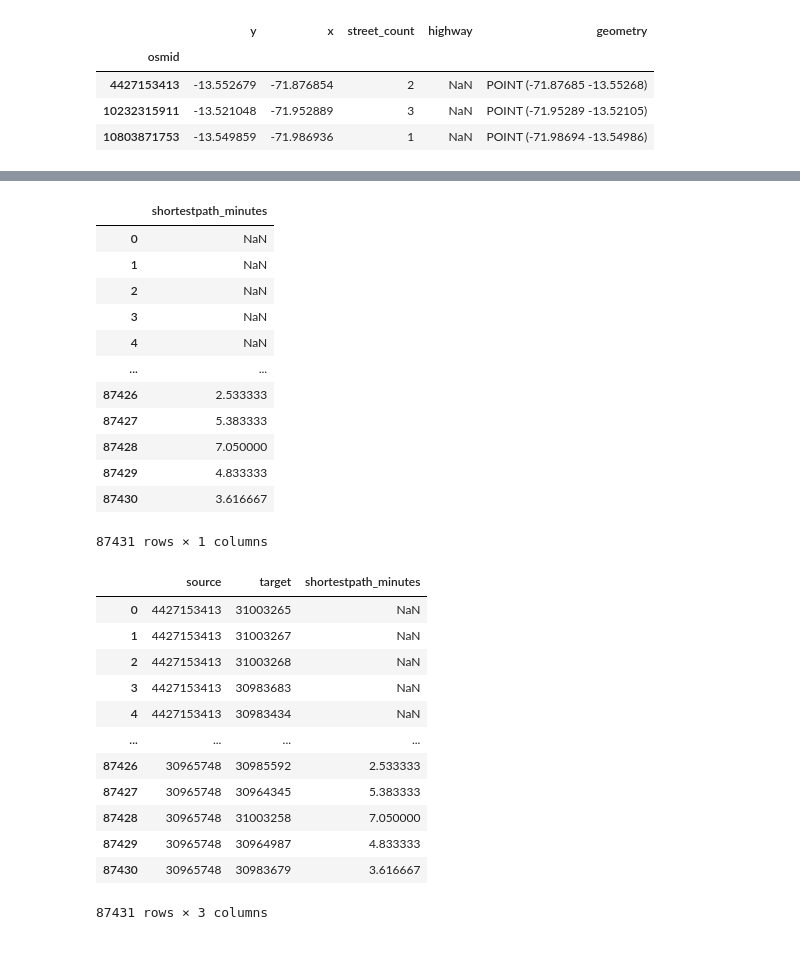
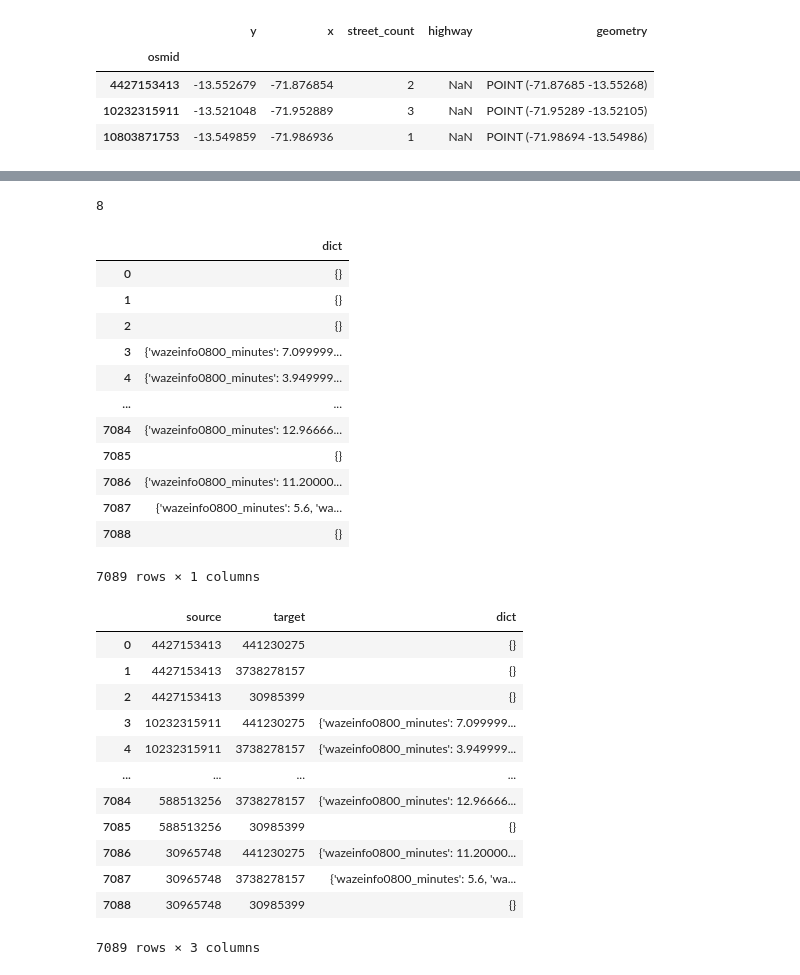
Before and after one commit to leiparov/intercon-simbig-2021, a Jupyter notebook: Cusco/RutasCusco_2.ipynb, the cells around one changed output, grey strips where cells are left out. Drawn from its saved outputs; the diff is of its cells as text; code cells hidden in the pictures.

```diff
--- a/Cusco/RutasCusco_2.ipynb
+++ b/Cusco/RutasCusco_2.ipynb
@@ -134,5 +165,7 @@ amenities_gtransporte.head()
 # %%
-cond = amenities_gtransporte['amenity'] == 'bank'
+var_amenity = 'courthouse'
+
+cond = amenities_gtransporte['amenity'] == var_amenity
 
 nearestnodes2amenities = list(amenities_gtransporte.loc[cond,:]['gtransporte_osmid'].values)
 nearestnodes2amenities = list(set(nearestnodes2amenities))
@@ -189,13 +217,16 @@ nodes_sourcecrosstarget = list(itertools.product(nodes_source, nodes_target))
 # %%
 def shortest_path_transporte(G, node_source, node_target):
     try:
-        res = nx.shortest_path_length(G,
+        resdict = {}
+        for w in ['wazeinfo0800_minutes', 'wazeinfo0800_km', 'wazeinfo1400_minutes', 'wazeinfo1400_km']:
+            res = nx.shortest_path_length(G,
                                       source=node_source,
                                       target=node_target,
-                                      weight='wazeinfo_minutes')
+                                      weight=w)
+            resdict[w] = res
     except Exception as e:
-        res = np.nan
-    return res
+        resdict = {}
+    return resdict
 # %%
 nodes_sourcecrosstarget_df = pd.DataFrame(nodes_sourcecrosstarget, columns=['source', 'target'])
 nodes_sourcecrosstarget_df.head(3)
@@ -221,9 +247,7 @@ nodes_sourcecrosstarget_df.shape[0]/40
 # %%
+%%time
 def process_row(row):
     result = shortest_path_transporte(G, row.source, row.target)
-#     with open('CuscoEdgesWaze1400_Recupero03.txt', 'a') as f:
-#         linea = f"{row.name};{row.u};{row.v};{result}\n"
-#         f.write(linea)
     return result
 
 def split_dataframe(df, chunk_size):
@@ -234,7 +258,7 @@ def apply_chunk(chunk):
     return chunk.apply(process_row, axis=1)
 
 # Define the chunk size based on your dataset size and available resources
-chunk_size = 5000
+chunk_size = 1000
 
 inputdf = nodes_sourcecrosstarget_df
 
@@ -245,6 +269,7 @@ data_chunks = split_dataframe(inputdf, chunk_size)
 num_cores = int(inputdf.shape[0]/chunk_size)+1
 if num_cores > cpu_count():
     num_cores = cpu_count()
+# num_cores = cpu_count()
 print(f"Num Cores --> {num_cores}")
 
 # # Create a multiprocessing pool with the number of cores
@@ -259,34 +286,38 @@ INFO:root:Multiprocessing completed.
+# %%
+len(results)
+# %% [output]
+8
 # %%
-results_df = pd.DataFrame(pd.concat(results), columns=['shortestpath_minutes'])
+results_df = pd.DataFrame(pd.concat(results), columns=['dict'])
 results_df
 # %% [output]
-|  | shortestpath_minutes |
-| 0 | NaN |
-| 1 | NaN |
-| 2 | NaN |
-| 3 | NaN |
-| 4 | NaN |
+|  | dict |
+| 0 | {} |
+| 1 | {} |
+| 2 | {} |
+| 3 | {'wazeinfo0800_minutes': 7.099999... |
+| 4 | {'wazeinfo0800_minutes': 3.949999... |
 | ... | ... |
-| 87426 | 2.533333 |
-| 87427 | 5.383333 |
-| 87428 | 7.050000 |
-| 87429 | 4.833333 |
-| 87430 | 3.616667 |
+| 7084 | {'wazeinfo0800_minutes': 12.96666... |
+| 7085 | {} |
+| 7086 | {'wazeinfo0800_minutes': 11.20000... |
+| 7087 | {'wazeinfo0800_minutes': 5.6, 'wa... |
+| 7088 | {} |
-87431 rows × 1 columns
+7089 rows × 1 columns
 # %%
-tmp = nodes_sourcecrosstarget_df.merge(results_df, how='left', left_index=True, right_index=True)
-tmp
+df = nodes_sourcecrosstarget_df.merge(results_df, how='left', left_index=True, right_index=True)
+df
 # %% [output]
-|  | source | target | shortestpath_minutes |
-| 0 | 4427153413 | 31003265 | NaN |
-| 1 | 4427153413 | 31003267 | NaN |
-| 2 | 4427153413 | 31003268 | NaN |
-| 3 | 4427153413 | 30983683 | NaN |
-| 4 | 4427153413 | 30983434 | NaN |
+|  | source | target | dict |
+| 0 | 4427153413 | 441230275 | {} |
+| 1 | 4427153413 | 3738278157 | {} |
+| 2 | 4427153413 | 30985399 | {} |
+| 3 | 10232315911 | 441230275 | {'wazeinfo0800_minutes': 7.099999... |
+| 4 | 10232315911 | 3738278157 | {'wazeinfo0800_minutes': 3.949999... |
 | ... | ... | ... | ... |
-| 87426 | 30965748 | 30985592 | 2.533333 |
-| 87427 | 30965748 | 30964345 | 5.383333 |
-| 87428 | 30965748 | 31003258 | 7.050000 |
-| 87429 | 30965748 | 30964987 | 4.833333 |
-| 87430 | 30965748 | 30983679 | 3.616667 |
+| 7084 | 588513256 | 3738278157 | {'wazeinfo0800_minutes': 12.96666... |
+| 7085 | 588513256 | 30985399 | {} |
+| 7086 | 30965748 | 441230275 | {'wazeinfo0800_minutes': 11.20000... |
+| 7087 | 30965748 | 3738278157 | {'wazeinfo0800_minutes': 5.6, 'wa... |
+| 7088 | 30965748 | 30985399 | {} |
-87431 rows × 3 columns
+7089 rows × 3 columns
```
Also changed, not shown: parts of 28 cells of this notebook, 4 other files.
